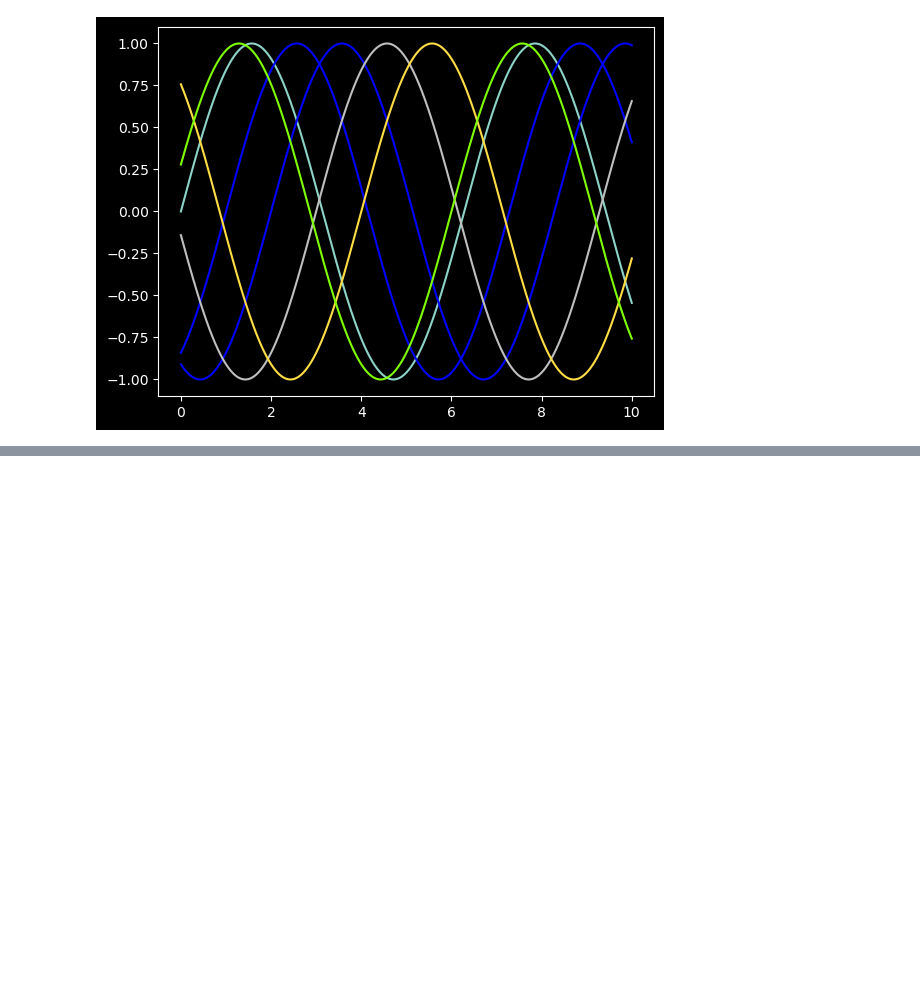
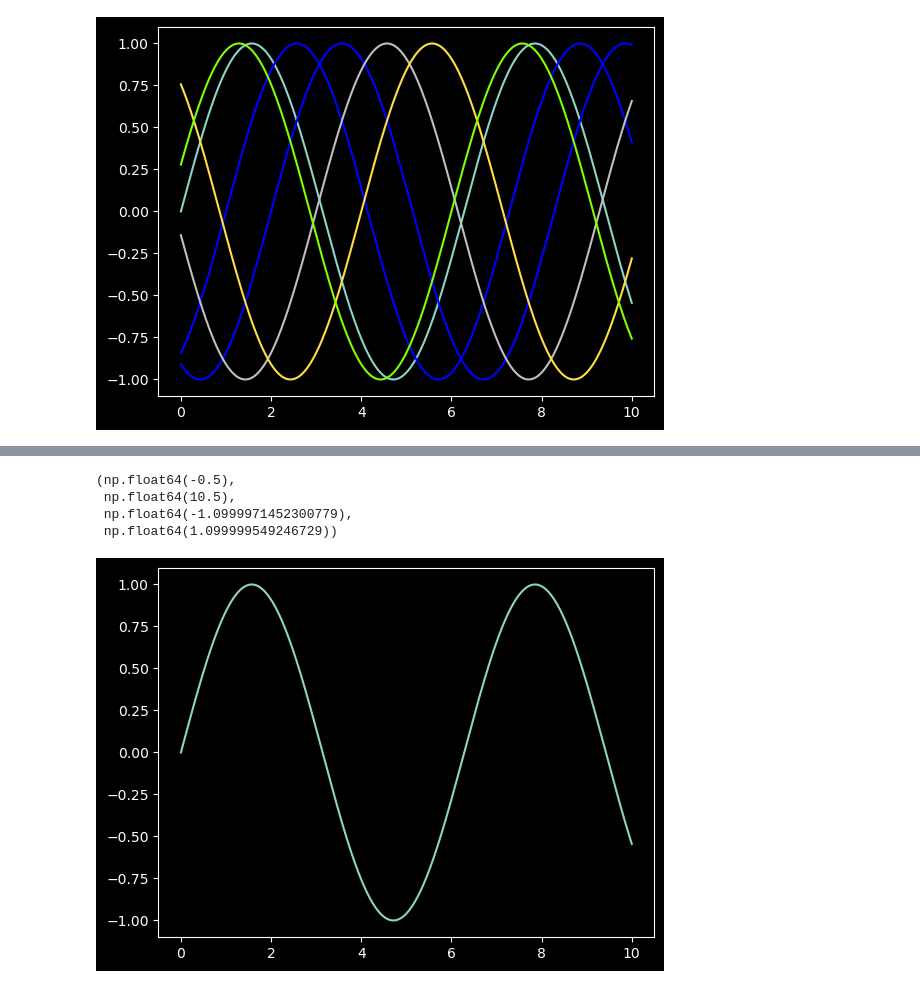
Before and after one commit to Venux09/Data_science_handbook_study, a Jupyter notebook: Matplotlib-data_science_handbook/simple_plots.ipynb, the cells around one changed output, grey strips where cells are left out. Drawn from its saved outputs; the diff is of its cells as text; code cells hidden in the pictures; blank space fills up the shorter version.

```diff
--- a/Matplotlib-data_science_handbook/simple_plots.ipynb
+++ b/Matplotlib-data_science_handbook/simple_plots.ipynb
@@ -38,0 +70,14 @@ plt.plot(x,np.sin(x-6), color = 'chartreuse')#html color names supported
+# %%
+plt.plot(x,np.sin(x))
+
+#adjusting the plot
+plt.xlim(-1,11)
+plt.ylim(-1.5,1.5)#so this is how it can be changes
+plt.axis('tight')#now we doing the changes in the axis
+#axes mean this whole graph  which contain the labels,graph , values  and axis is different from this
+# %% [output]
+(np.float64(-0.5),
+ np.float64(10.5),
+ np.float64(-1.0999971452300779),
+ np.float64(1.099999549246729))
+[figure, added]
```
Also changed, not shown: parts of 9 cells of this notebook, 1 other file.
